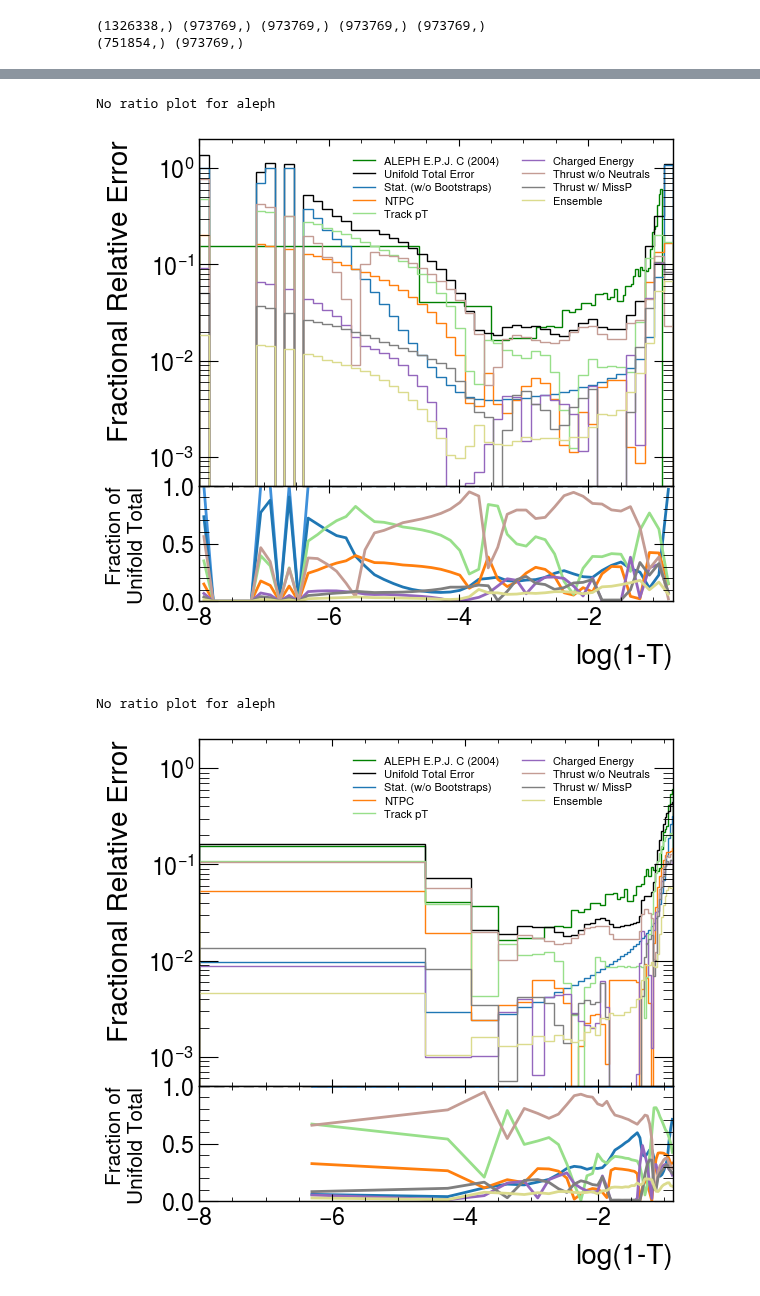
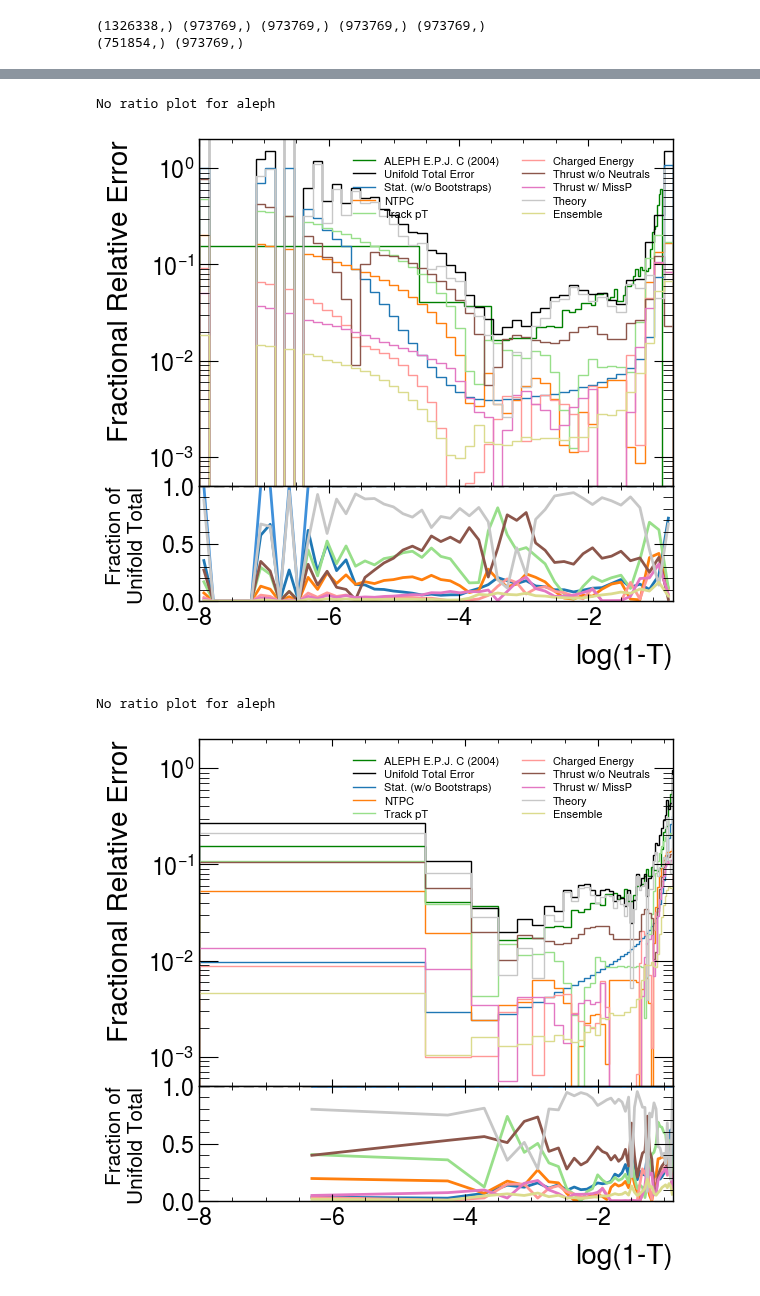
Before and after one commit to badeaa3/unfold-ee-logtau, a Jupyter notebook: Plotting/VisualizeResult.ipynb, the cells around one changed output, grey strips where cells are left out. Drawn from its saved outputs; the diff is of its cells as text; code cells hidden in the pictures.

Commit message:
include theory uncertainty

```diff
--- a/Plotting/VisualizeResult.ipynb
+++ b/Plotting/VisualizeResult.ipynb
@@ -75,6 +73,10 @@ print(ensemble_weights.shape)
 systematic = "/global/homes/b/badea/aleph/unfold-ee-logtau/results/training-439c81ff/*/model_weights*"
 systematic_weights = ensembleWeights(loadWeights(systematic), N=N)
 print(systematic_weights.shape)
+
+theory = "/global/u1/b/badea/aleph/unfold-ee-logtau/results/training-65d965a4/*/model_weights*"
+theory_weights = ensembleWeights(loadWeights(theory), N=N)
+print(theory_weights.shape)
 # %% [output]
 (1, 20, 973769)
 (5, 1, 973769)
@@ -136,6 +139,8 @@ for key, val in conf.items():
             plots[key][f"unifold_{binType}_ensemble{iW}"] = calc_hist(gen_mc, bins=bins, density=True, weights=weights.flatten())
         for iW, weights in enumerate(systematic_weights):
             plots[key][f"unifold_{binType}_systematic{iW}"] = calc_hist(gen_mc, bins=bins, density=True, weights=weights.flatten())
+        for iW, weights in enumerate(theory_weights):
+            plots[key][f"unifold_{binType}_theory{iW}"] = calc_hist(gen_mc, bins=bins, density=True, weights=weights.flatten())
 # %%
 errors = {}
 for key, val in conf.items():
@@ -170,9 +175,15 @@ for key, val in conf.items():
         inPlots = {}
         systList = [
             # ["ensemble", 0], #ensemble_weights.shape[1]],
-            ["systematic", systematic_weights.shape[0]]
+            ["systematic", systematic_weights.shape[0]],
+            ["theory", theory_weights.shape[0]]
         ]
-        err = []
+        # define list for all errors
+        # err = []
+
+        # define lists for systematic errors and theory errors
+        systematic_err = []
+        theory_err = []
         for systType, iWRange in systList:
             for iW in range(iWRange):
                 inPlots[f"unifold_{binType}_{systType}{iW}"] = {
@@ -184,9 +195,20 @@ for key, val in conf.items():
                     "xerr": binwidths/2,
                     "yerr": plots[key][f"unifold_{binType}_{systType}{iW}"][1]
                 }
-                err.append(nominal[0] - plots[key][f"unifold_{binType}_{systType}{iW}"][0])
-        total_exp_systematic_err = np.sqrt(np.sum(np.stack(err,axis=1)**2, axis=1)) # take the sum in quadrature
+                if systType == "systematic":
+                    systematic_err.append(nominal[0] - plots[key][f"unifold_{binType}_{systType}{iW}"][0])
+                if systType == "theory":
+                    theory_err.append(nominal[0] - plots[key][f"unifold_{binType}_{systType}{iW}"][0])
+
+        # compute totals
+        total_exp_systematic_err = np.sqrt(np.sum(np.stack(systematic_err,axis=1)**2, axis=1)) # take the sum in quadrature
         print(total_exp_systematic_err.shape)
+        total_theory_err = np.sqrt(np.sum(np.stack(theory_err,axis=1)**2, axis=1)) # take the sum in quadrature
+        print(total_exp_systematic_err.shape)
+
+        # append to errors
+        # err += systematic_err
+        # err += theory_err
 
         # inPlots["unifold"] = {"plotType": "errorbar", "x": bin_centers, "y": nominal[0], "color": "red", "label": "Unifold", "xerr":binwidths/2, "yerr":nominal[1]}
 
@@ -197,12 +219,14 @@ for key, val in conf.items():
         ensemble_err = np.array(ensemble_err)
         total_ensemble_err = np.std(ensemble_err, axis=0) # take std over the errors
         # append to errors
-        err.append(list(total_ensemble_err))
+        # err.append(list(total_ensemble_err))
 
         # build the full uncertainty
-        err.insert(0, list(nominal[1])) # prepend the stat uncertainty
+        err = [list(nominal[1])] + systematic_err + theory_err + [list(total_ensemble_err)]
+        # err.insert(0, list(nominal[1])) # prepend the stat uncertainty
         err = np.stack(err, axis=1)
         total_err = np.sqrt(np.sum(err**2, axis=1)) # add errors in quadrature
+        print("Error shapes: ", err.shape)
 
         # create entry for the errors
         errors[key][f"unifold_{binType}_ensemble0"] = {
@@ -210,6 +234,7 @@ for key, val in conf.items():
             "individual" : err,
             "nominal_stat_uncertainty" : nominal[1],
             "total_exp_systematic_error" : total_exp_systematic_err,
+            "total_theory_error" : total_theory_err,
             "total_ensemble_error" : total_ensemble_err,
         }
 
@@ -291,37 +320,37 @@ for key, val in conf.items():
             "ax2_xscale" : val["ax2_xscale"],
             "ax2_ylabel" : f'Fraction of\nUnifold Total',
             "ax1_ylim" : [5*10**-4, 2*10**0], #[0.5*10**-6, 5*10**-1],
             "bins" : bins,
             "ax2_ylim" : [0,1],
         }
 
         # nominal
         nominal = plots[key][f"unifold_{binType}_ensemble0"]
 
         # pick up the errors
         total_err = errors[key][f"unifold_{binType}_ensemble0"]["total"]
         individual = np.abs(errors[key][f"unifold_{binType}_ensemble0"]["individual"])
 
         # inPlots
         inPlots = {}
         inPlots["aleph"] = {"plotType": "stairs", "x": val["aleph"]["bins"], "y": val["aleph"]["yerr"] / val["aleph"]["y"], "color": "green", "label": 'ALEPH E.P.J. C (2004)', "ls":"-", "noratio":True}
         inPlots["total"] = {"plotType": "stairs", "x": bins, "y": total_err / nominal[0], "color": None, "label": "Unifold Total Error", "ls":"-"}
         # other variations
         colors = [plt.cm.tab20(i / individual.shape[1]) for i in range(individual.shape[1])]
-        labels = ["Stat. (w/o Bootstraps)", "NTPC", "Track pT", "Charged Energy", "Thrust w/o Neutrals", "Thrust w/ MissP", "Ensemble"]
+        labels = ["Stat. (w/o Bootstraps)", "NTPC", "Track pT", "Charged Energy", "Thrust w/o Neutrals", "Thrust w/ MissP", "Theory", "Ensemble"]
         for i in range(individual.shape[1]):
             inPlots[f"component_{i}"] =  {"plotType": "stairs", "x": bins, "y": individual[:,i] / nominal[0], "color": colors[i], "label": labels[i], "ls": "-"} # f"Component {i}"
         # ratio denominator using the total error
         ratio_denom = [[total_err/nominal[0]], [errors[key][f"unifold_aleph_ensemble0"]["total"] / plots[key][f"unifold_aleph_ensemble0"][0]]]
 
         fig, (ax1, ax2) = plotThrust(style, inPlots, ratio_denom, epsilon = 1e-10)
         plt.show()
         plt.close()
 # %% [output]
 No ratio plot for aleph
-[figure, old version]
+[figure, new version]
 No ratio plot for aleph
-[figure, old version]
+[figure, new version]
 # %%
 for key, val in conf.items():
     for ratioTo in ["aleph", "data", "genBefore"]:
```
Also changed, not shown: parts of 5 cells of this notebook.
